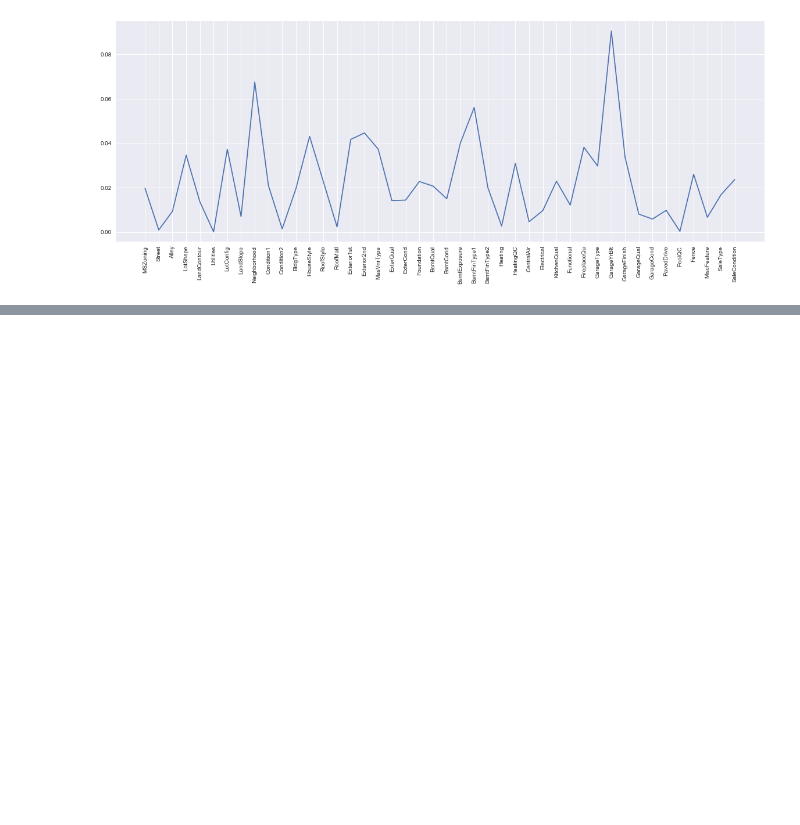
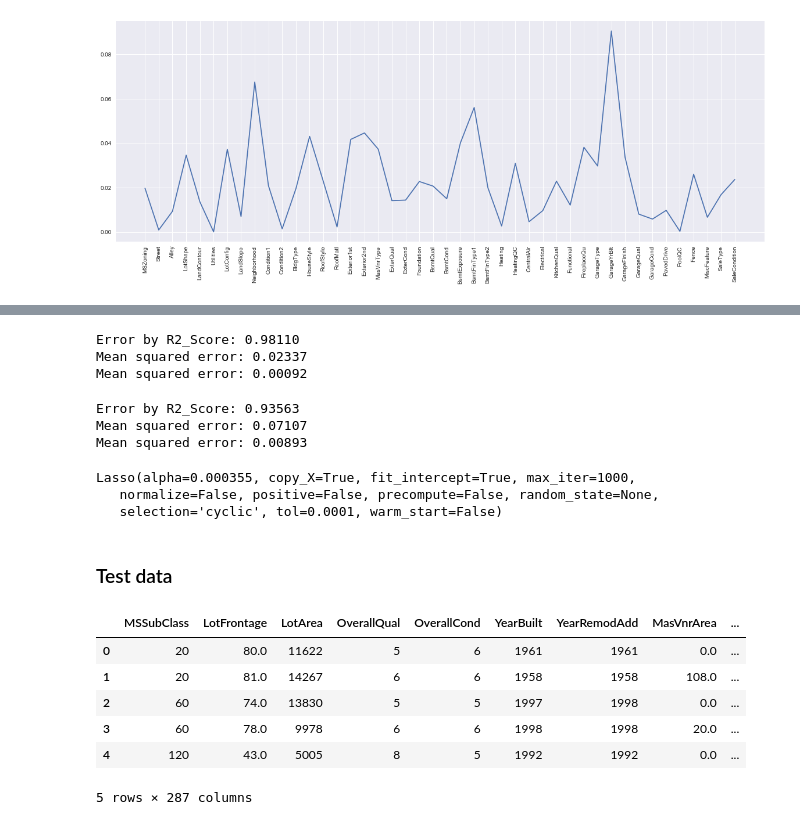
Before and after one commit to sabanasimbutt/House-Price-Prediction, a Jupyter notebook: Stacking.ipynb, the cells around one changed output, grey strips where cells are left out. Drawn from its saved outputs; the diff is of its cells as text; code cells hidden in the pictures; blank space fills up the shorter version.

```diff
--- a/Merge.ipynb
+++ b/Stacking.ipynb
@@ -250,7 +262,7 @@ test['MasVnrArea'].fillna(0, inplace=True)
 # %%
-test['MSZoning'].fillna(test['MSZoning'].mode, inplace=True)
+test['MSZoning'].fillna('RL', inplace=True)
 
-test['Utilities'].fillna(test['Utilities'].mode, inplace=True)
+test['Utilities'].fillna('AllPub', inplace=True)
 
 test['GarageCars'].fillna(0, inplace=True)
 
@@ -323,2 +334,3 @@ test_=test
-# %%
-train=train_
+# %%
+train_dummies = pd.get_dummies(pd.concat((train.drop(["SalePrice", "Id"], axis=1), test.drop(["Id"], axis=1)), axis=0)).iloc[: train.shape[0]]
+test_dummies = pd.get_dummies(pd.concat((train.drop(["SalePrice", "Id"], axis=1), test.drop(["Id"], axis=1)), axis=0)).iloc[train.shape[0]:]
@@ -374,0 +554,50 @@ cat.c
+# %%
+print("Error by R2_Score: %.5f " % r2_score(train_predict, ytrain))
+
+print("Mean squared error: %.5f" % mean_absolute_error(train_predict, prediction_r))
+
+print("Mean squared error: %.5f" % mean_squared_error(train_predict, prediction_r))
+# %% [output]
+Error by R2_Score: 0.98110
+Mean squared error: 0.02337
+Mean squared error: 0.00092
+# %%
+test_predict = 0.1 * gbr.predict(xtest) + 0.3 * xgbr.predict(xtest) + 0.3 * lsr.predict(xtest) + 0.3 * RR.predict(xtest)
+
+print("Error by R2_Score: %.5f " % r2_score(test_predict, ytest))
+
+print("Mean squared error: %.5f" % mean_absolute_error(ytest, test_predict))
+
+print("Mean squared error: %.5f" % mean_squared_error(ytest, test_predict))
+# %% [output]
+Error by R2_Score: 0.93563
+Mean squared error: 0.07107
+Mean squared error: 0.00893
+# %%
+RR= Ridge(alpha=8)
+RR.fit(x, y)
+
+gbr = GradientBoostingRegressor(max_depth=4, n_estimators=150)
+gbr.fit(x, y)
+
+xgbr = XGBRegressor(max_depth=5, n_estimators=400)
+xgbr.fit(x, y)
+
+lsr = Lasso(alpha=0.000355)
+lsr.fit(x, y)
+# %% [output]
+Lasso(alpha=0.000355, copy_X=True, fit_intercept=True, max_iter=1000,
+   normalize=False, positive=False, precompute=False, random_state=None,
+   selection='cyclic', tol=0.0001, warm_start=False)
+# %% [markdown]
+### Test data
+# %%
+test_dummies.head()
+# %% [output]
+|  | MSSubClass | LotFrontage | LotArea | OverallQual | OverallCond | YearBuilt | YearRemodAdd | MasVnrArea | ... |
+| 0 | 20 | 80.0 | 11622 | 5 | 6 | 1961 | 1961 | 0.0 | ... |
+| 1 | 20 | 81.0 | 14267 | 6 | 6 | 1958 | 1958 | 108.0 | ... |
+| 2 | 60 | 74.0 | 13830 | 5 | 5 | 1997 | 1998 | 0.0 | ... |
+| 3 | 60 | 78.0 | 9978 | 6 | 6 | 1998 | 1998 | 20.0 | ... |
+| 4 | 120 | 43.0 | 5005 | 8 | 5 | 1992 | 1992 | 0.0 | ... |
+5 rows × 287 columns
```
Also changed, not shown: parts of 35 cells of this notebook, 2 other files.
